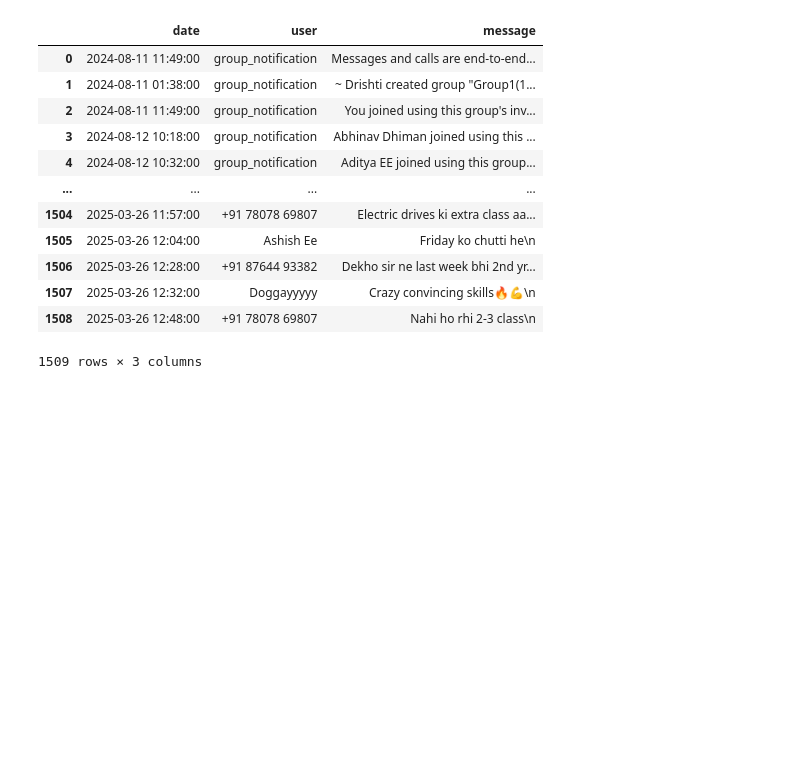
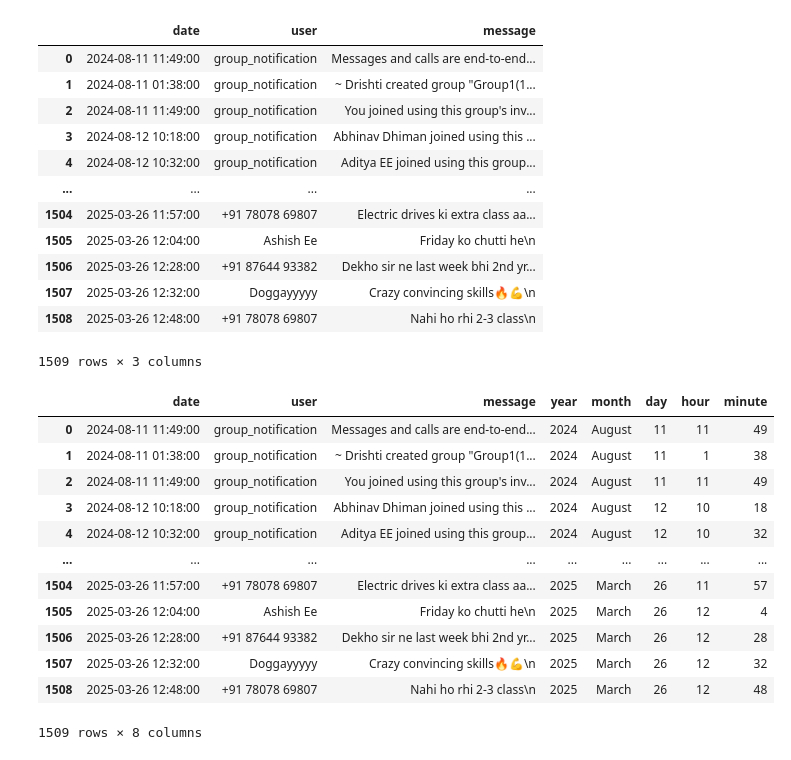
Before and after one commit to anshul-samyal/WhatsApp-Chat-Analyzer, a Jupyter notebook: whatsapp_chat.ipynb, the cells around one changed output. Cells and saved outputs as stored; diff of their text form; code cells hidden in the pictures; blank space fills up the shorter version.

```diff
--- a/whatsapp_chat.ipynb
+++ b/whatsapp_chat.ipynb
@@ -140,3 +140,24 @@ df
 | 1507 | 2025-03-26 12:32:00 | Doggayyyyy | Crazy convincing skills🔥💪\n |
 | 1508 | 2025-03-26 12:48:00 | +91 78078 69807 | Nahi ho rhi 2-3 class\n |
 1509 rows × 3 columns
+# %%
+df['year'] =df['date'].dt.year
+df['month'] = df['date'].dt.month_name()
+df['day'] = df['date'].dt.day
+df['hour'] = df['date'].dt.hour
+df['minute'] = df['date'].dt.minute
+df
+# %% [output]
+|  | date | user | message | year | month | day | hour | minute |
+| 0 | 2024-08-11 11:49:00 | group_notification | Messages and calls are end-to-end... | 2024 | August | 11 | 11 | 49 |
+| 1 | 2024-08-11 01:38:00 | group_notification | ~ Drishti created group "Group1(1... | 2024 | August | 11 | 1 | 38 |
+| 2 | 2024-08-11 11:49:00 | group_notification | You joined using this group's inv... | 2024 | August | 11 | 11 | 49 |
+| 3 | 2024-08-12 10:18:00 | group_notification | Abhinav Dhiman joined using this ... | 2024 | August | 12 | 10 | 18 |
+| 4 | 2024-08-12 10:32:00 | group_notification | Aditya EE joined using this group... | 2024 | August | 12 | 10 | 32 |
+| ... | ... | ... | ... | ... | ... | ... | ... | ... |
+| 1504 | 2025-03-26 11:57:00 | +91 78078 69807 | Electric drives ki extra class aa... | 2025 | March | 26 | 11 | 57 |
+| 1505 | 2025-03-26 12:04:00 | Ashish Ee | Friday ko chutti he\n | 2025 | March | 26 | 12 | 4 |
+| 1506 | 2025-03-26 12:28:00 | +91 87644 93382 | Dekho sir ne last week bhi 2nd yr... | 2025 | March | 26 | 12 | 28 |
+| 1507 | 2025-03-26 12:32:00 | Doggayyyyy | Crazy convincing skills🔥💪\n | 2025 | March | 26 | 12 | 32 |
+| 1508 | 2025-03-26 12:48:00 | +91 78078 69807 | Nahi ho rhi 2-3 class\n | 2025 | March | 26 | 12 | 48 |
+1509 rows × 8 columns
```
Also changed, not shown: parts of 1 cell of this notebook, 1 other file.
